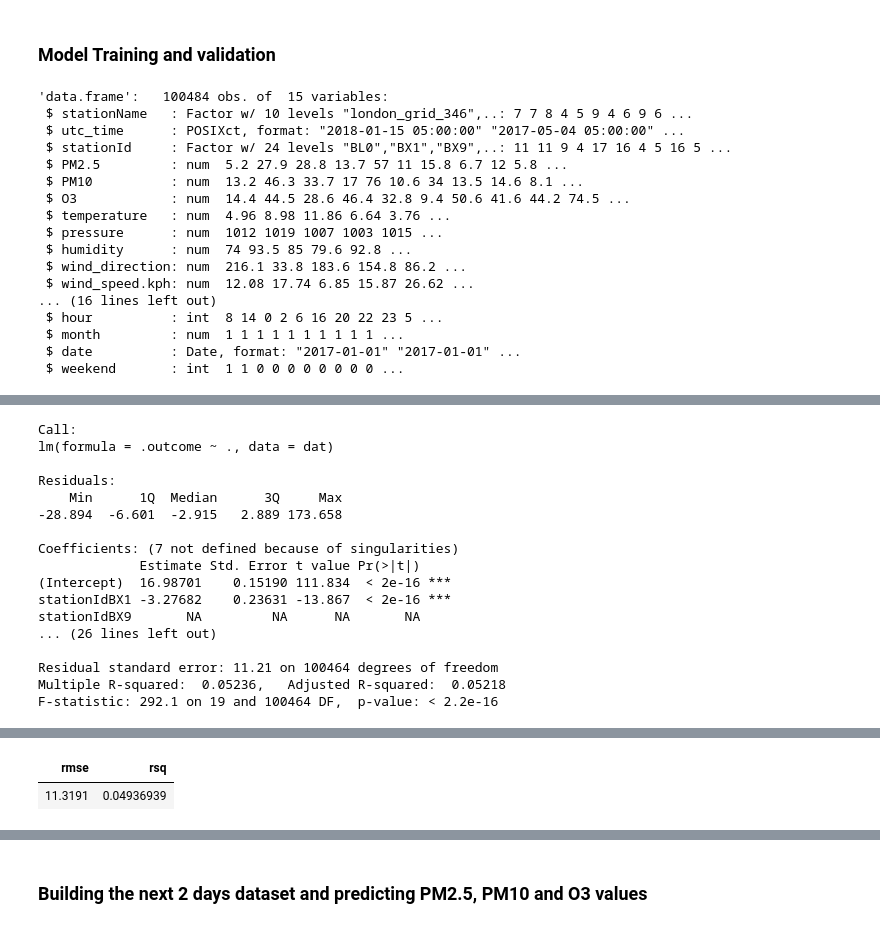
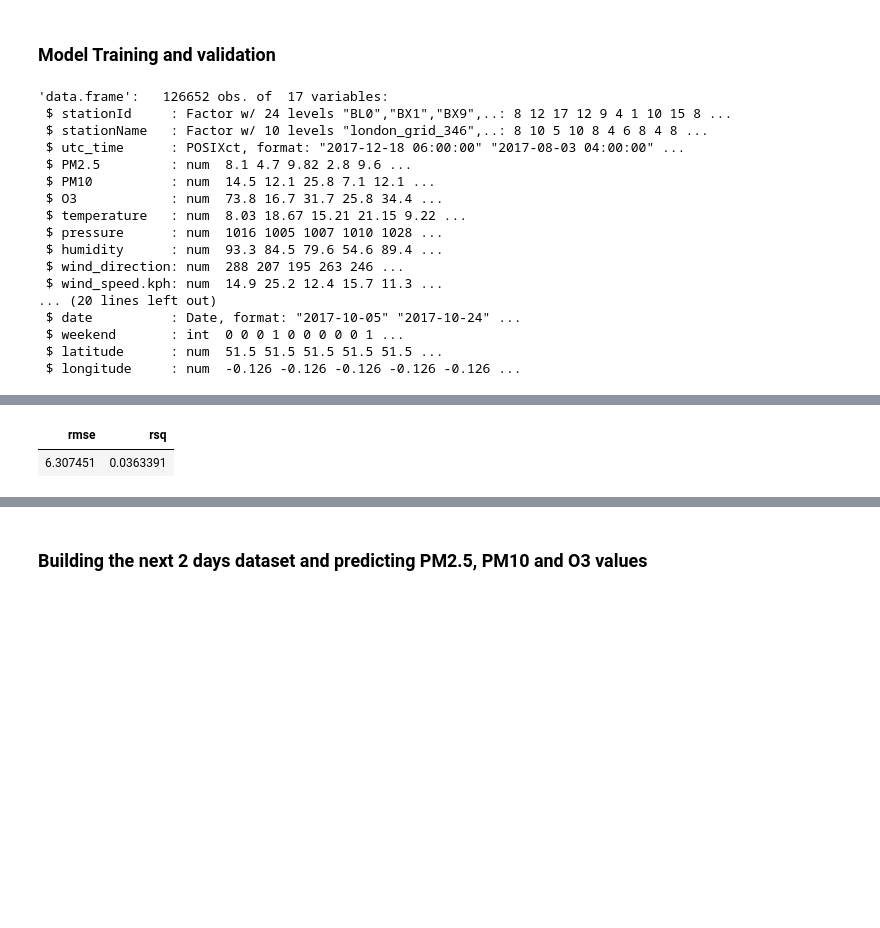
Before and after one commit to KelseyFertakis/DS420_Factoria, a Jupyter notebook: VM_London_Submission.ipynb, the cells around one changed output, grey strips where cells are left out. Drawn from its saved outputs; the diff is of its cells as text; code cells hidden in the pictures; blank space fills up the shorter version.

Commit message:
Updated missing value imputation & outlier treatment

```diff
--- a/VM_London_Submission.ipynb
+++ b/VM_London_Submission.ipynb
@@ -281,0 +480,14 @@ summary(ld_aq_gm_combined_data_final)
+# %%
+# selecting only required columns
+ld_aq_gm_combined_data <-
+ld_aq_gm_combined_data %>% select(c("stationName","utc_time","stationId","PM2.5","PM10", "O3",
+                                    "temperature","pressure","humidity","wind_direction","wind_speed.kph",
+                                    "hour", "month", "date", "weekend"))
+# %%
+# retreiving lat long data
+ld_lat_long_file <- "Datasets/London_AirQuality_Stations.csv"
+ld_lat_long_data <- read.csv(ld_lat_long_file, header=TRUE, sep=",", stringsAsFactors = FALSE)
+ld_lat_long_data <- ld_lat_long_data %>% select(station_id, Latitude, Longitude)
+colnames(ld_lat_long_data) <- c("stationId", "latitude", "longitude")
+# %%
+ld_aq_gm_combined_data <- merge(ld_aq_gm_combined_data,ld_lat_long_data, by = "stationId")
@@ -286,33 +540,33 @@ set.seed(7821)
 # %%
 # Training and test data set partition
-sample_size <- floor(0.8 * nrow(ld_aq_gm_combined_data_final))
-train_index <- sample(seq_len(nrow(ld_aq_gm_combined_data_final)), size = sample_size)
-train_ld <- ld_aq_gm_combined_data_final[train_index, ]
-test_ld <- ld_aq_gm_combined_data_final[-train_index, ]
+sample_size <- floor(0.8 * nrow(ld_aq_gm_combined_data))
+train_index <- sample(seq_len(nrow(ld_aq_gm_combined_data)), size = sample_size)
+train_ld <- ld_aq_gm_combined_data[train_index, ]
+test_ld <- ld_aq_gm_combined_data[-train_index, ]
 # %%
 str(train_ld)
 str(test_ld)
 # %% [output]
-'data.frame':   100484 obs. of  15 variables:
- $ stationName   : Factor w/ 10 levels "london_grid_346",..: 7 7 8 4 5 9 4 6 9 6 ...
- $ utc_time      : POSIXct, format: "2018-01-15 05:00:00" "2017-05-04 05:00:00" ...
- $ stationId     : Factor w/ 24 levels "BL0","BX1","BX9",..: 11 11 9 4 17 16 4 5 16 5 ...
- $ PM2.5         : num  5.2 27.9 28.8 13.7 57 11 15.8 6.7 12 5.8 ...
- $ PM10          : num  13.2 46.3 33.7 17 76 10.6 34 13.5 14.6 8.1 ...
- $ O3            : num  14.4 44.5 28.6 46.4 32.8 9.4 50.6 41.6 44.2 74.5 ...
- $ temperature   : num  4.96 8.98 11.86 6.64 3.76 ...
- $ pressure      : num  1012 1019 1007 1003 1015 ...
- $ humidity      : num  74 93.5 85 79.6 92.8 ...
- $ wind_direction: num  216.1 33.8 183.6 154.8 86.2 ...
- $ wind_speed.kph: num  12.08 17.74 6.85 15.87 26.62 ...
-... (16 lines left out)
- $ hour          : int  8 14 0 2 6 16 20 22 23 5 ...
- $ month         : num  1 1 1 1 1 1 1 1 1 1 ...
- $ date          : Date, format: "2017-01-01" "2017-01-01" ...
- $ weekend       : int  1 1 0 0 0 0 0 0 0 0 ...
+'data.frame':   126652 obs. of  17 variables:
+ $ stationId     : Factor w/ 24 levels "BL0","BX1","BX9",..: 8 12 17 12 9 4 1 10 15 8 ...
+ $ stationName   : Factor w/ 10 levels "london_grid_346",..: 8 10 5 10 8 4 6 8 4 8 ...
+ $ utc_time      : POSIXct, format: "2017-12-18 06:00:00" "2017-08-03 04:00:00" ...
+ $ PM2.5         : num  8.1 4.7 9.82 2.8 9.6 ...
+ $ PM10          : num  14.5 12.1 25.8 7.1 12.1 ...
+ $ O3            : num  73.8 16.7 31.7 25.8 34.4 ...
+ $ temperature   : num  8.03 18.67 15.21 21.15 9.22 ...
+ $ pressure      : num  1016 1005 1007 1010 1028 ...
+ $ humidity      : num  93.3 84.5 79.6 54.6 89.4 ...
+ $ wind_direction: num  288 207 195 263 246 ...
+ $ wind_speed.kph: num  14.9 25.2 12.4 15.7 11.3 ...
+... (20 lines left out)
+ $ date          : Date, format: "2017-10-05" "2017-10-24" ...
+ $ weekend       : int  0 0 0 1 0 0 0 0 0 1 ...
+ $ latitude      : num  51.5 51.5 51.5 51.5 51.5 ...
+ $ longitude     : num  -0.126 -0.126 -0.126 -0.126 -0.126 ...
 # %%
 # Predicting PM2.5 using stationId, hour, month and weekend variables
-PM2.5_ld_formula <- as.formula("PM2.5 ~ stationId + hour + month + weekend")
+PM2.5_ld_formula <- as.formula("PM2.5 ~ longitude + latitude + hour + month + weekend")
 PM2.5_ld_model <- train(PM2.5_ld_formula, data = train_ld, method = "lm" )
 summary(PM2.5_ld_model)
 test_ld$PM2.5_pred <- predict(PM2.5_ld_model, test_ld)
@@ -338,17 +591,0 @@ Warning message in predict.lm(modelFit, newdata):
-Call:
-lm(formula = .outcome ~ ., data = dat)
-
-Residuals:
-    Min      1Q  Median      3Q     Max
--28.894  -6.601  -2.915   2.889 173.658
-
-Coefficients: (7 not defined because of singularities)
-             Estimate Std. Error t value Pr(>|t|)
-(Intercept)  16.98701    0.15190 111.834  < 2e-16 ***
-stationIdBX1 -3.27682    0.23631 -13.867  < 2e-16 ***
-stationIdBX9       NA         NA      NA       NA
-... (26 lines left out)
-
-Residual standard error: 11.21 on 100464 degrees of freedom
-Multiple R-squared:  0.05236,   Adjusted R-squared:  0.05218
-F-statistic: 292.1 on 19 and 100464 DF,  p-value: < 2.2e-16
@@ -357,4 +592,4 @@ Warning message in predict.lm(modelFit, newdata):
 | rmse | rsq |
-| 11.3191 | 0.04936939 |
+| 6.307451 | 0.0363391 |
 # %%
 # Predicting PM10 using stationId, hour, month, weekend variables along with previously predicted PM2.5
```
Also changed, not shown: parts of 35 cells of this notebook.
